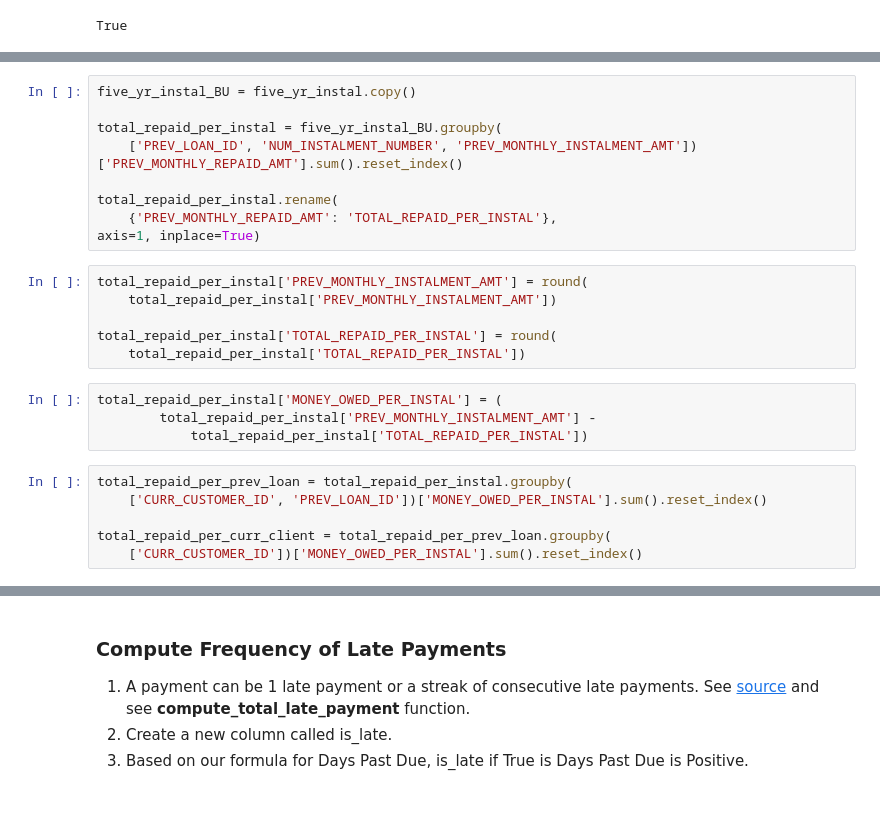
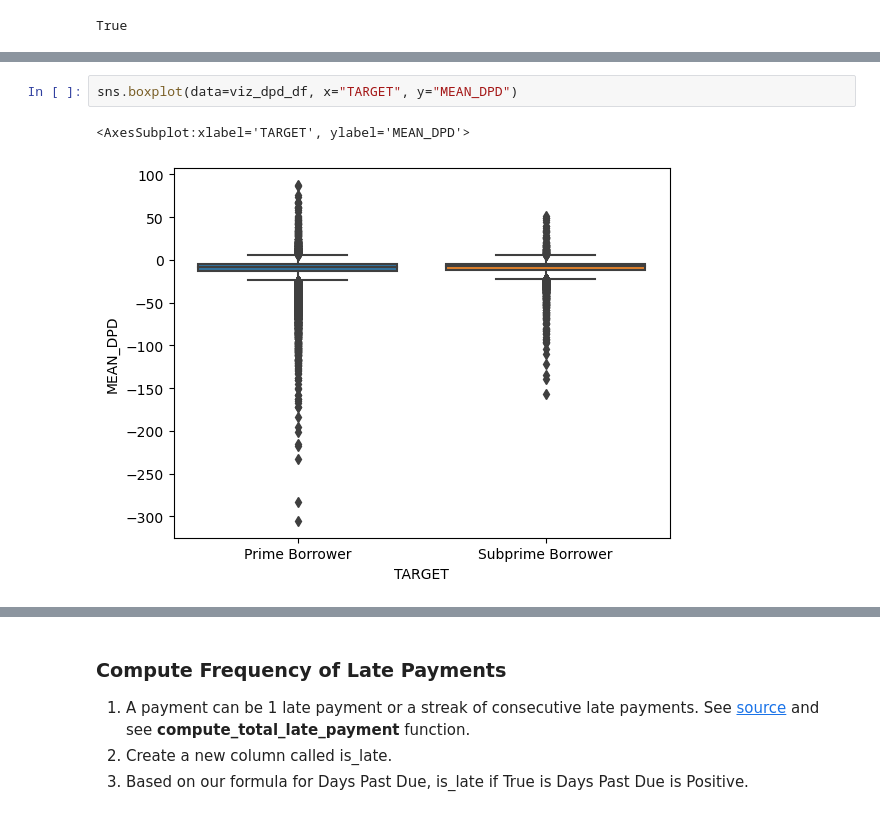
Before and after one commit to HoWeiChin/GA_Capstone, a Jupyter notebook: extracting-instalment-payment-features.ipynb, the cells around one changed output, grey strips where cells are left out. Cells and saved outputs as stored; diff of their text form.

```diff
--- a/extracting-instalment-payment-features.ipynb
+++ b/extracting-instalment-payment-features.ipynb
@@ -193,25 +181,5 @@ To compute total amount of money owed, I do the following:
-# %%
-five_yr_instal_BU = five_yr_instal.copy()
-
-total_repaid_per_instal = five_yr_instal_BU.groupby(
-    ['PREV_LOAN_ID', 'NUM_INSTALMENT_NUMBER', 'PREV_MONTHLY_INSTALMENT_AMT'])['PREV_MONTHLY_REPAID_AMT'].sum().reset_index()
-
-total_repaid_per_instal.rename(
-    {'PREV_MONTHLY_REPAID_AMT': 'TOTAL_REPAID_PER_INSTAL'},
-axis=1, inplace=True)
-# %%
-total_repaid_per_instal['PREV_MONTHLY_INSTALMENT_AMT'] = round(
-    total_repaid_per_instal['PREV_MONTHLY_INSTALMENT_AMT'])
-
-total_repaid_per_instal['TOTAL_REPAID_PER_INSTAL'] = round(
-    total_repaid_per_instal['TOTAL_REPAID_PER_INSTAL'])
-# %%
-total_repaid_per_instal['MONEY_OWED_PER_INSTAL'] = (
-        total_repaid_per_instal['PREV_MONTHLY_INSTALMENT_AMT'] -
-            total_repaid_per_instal['TOTAL_REPAID_PER_INSTAL'])
-# %%
-total_repaid_per_prev_loan = total_repaid_per_instal.groupby(
-    ['CURR_CUSTOMER_ID', 'PREV_LOAN_ID'])['MONEY_OWED_PER_INSTAL'].sum().reset_index()
-
-total_repaid_per_curr_client = total_repaid_per_prev_loan.groupby(
-    ['CURR_CUSTOMER_ID'])['MONEY_OWED_PER_INSTAL'].sum().reset_index()
+# %%
+sns.boxplot(data=viz_dpd_df, x="TARGET", y="MEAN_DPD")
+# %% [output]
+<AxesSubplot:xlabel='TARGET', ylabel='MEAN_DPD'>
+[figure, added]
```
Also changed, not shown: parts of 15 cells of this notebook.
